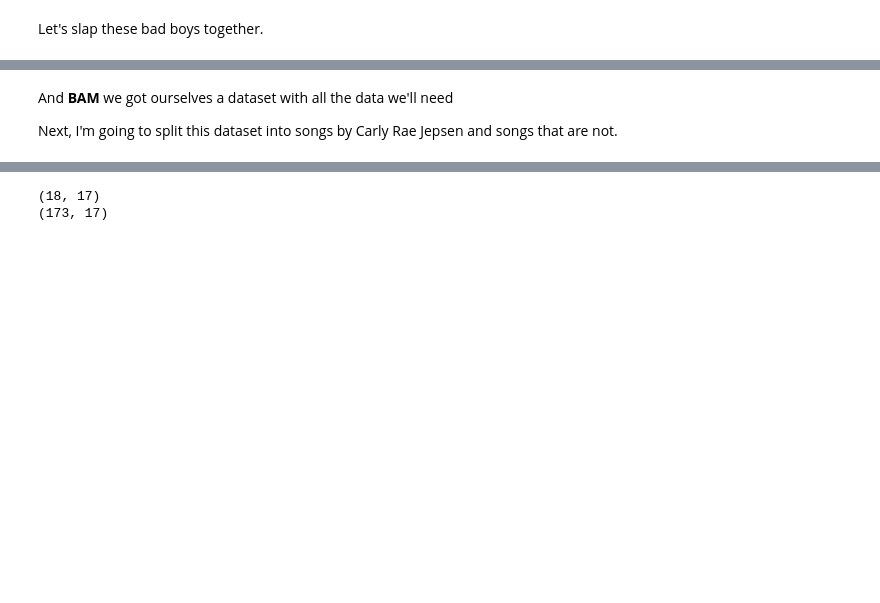
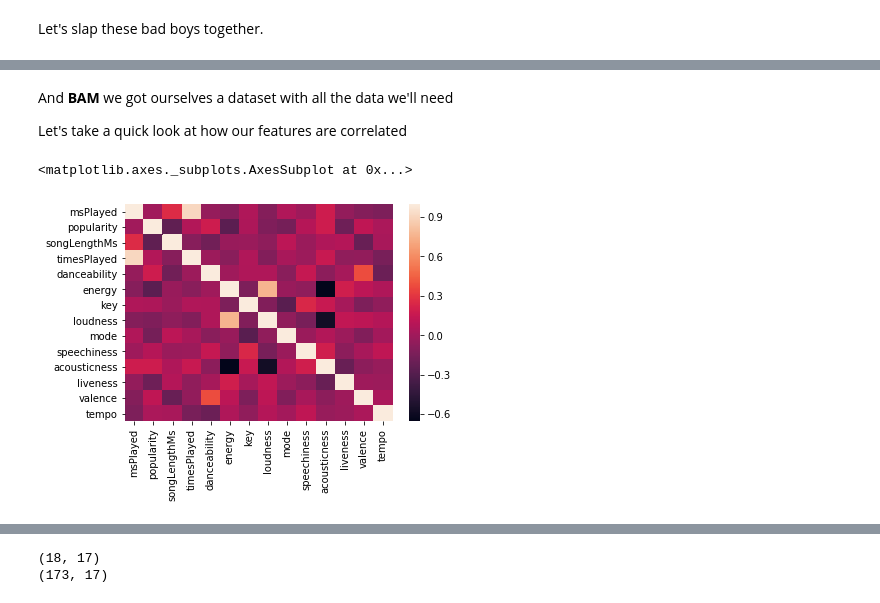
Before and after one commit to dalcantara7/spotify_data_analyzer, a Jupyter notebook: code/analysis_with_api_data.ipynb, the cells around one changed output, grey strips where cells are left out. Saved outputs shown, nothing was run; the diff lists cells and outputs as text; code cells hidden in the pictures; blank space fills up the shorter version.

Commit message:
added some spyder charts will fill more later

```diff
--- a/code/analysis_with_api_data.ipynb
+++ b/code/analysis_with_api_data.ipynb
@@ -173,4 +173,12 @@ songs_liked_with_data.head()
 # %% [markdown]
 And __BAM__ we got ourselves a dataset with all the data we'll need
 
-Next, I'm going to split this dataset into songs by Carly Rae Jepsen and songs that are not.
+Let's take a quick look at how our features are correlated
+# %%
+import seaborn as sns
+
+corr = songs_liked_with_data.corr()
+sns.heatmap(corr)
+# %% [output]
+<matplotlib.axes._subplots.AxesSubplot at 0x...>
+[figure, added]
```
Also changed, not shown: parts of 14 cells of this notebook.
